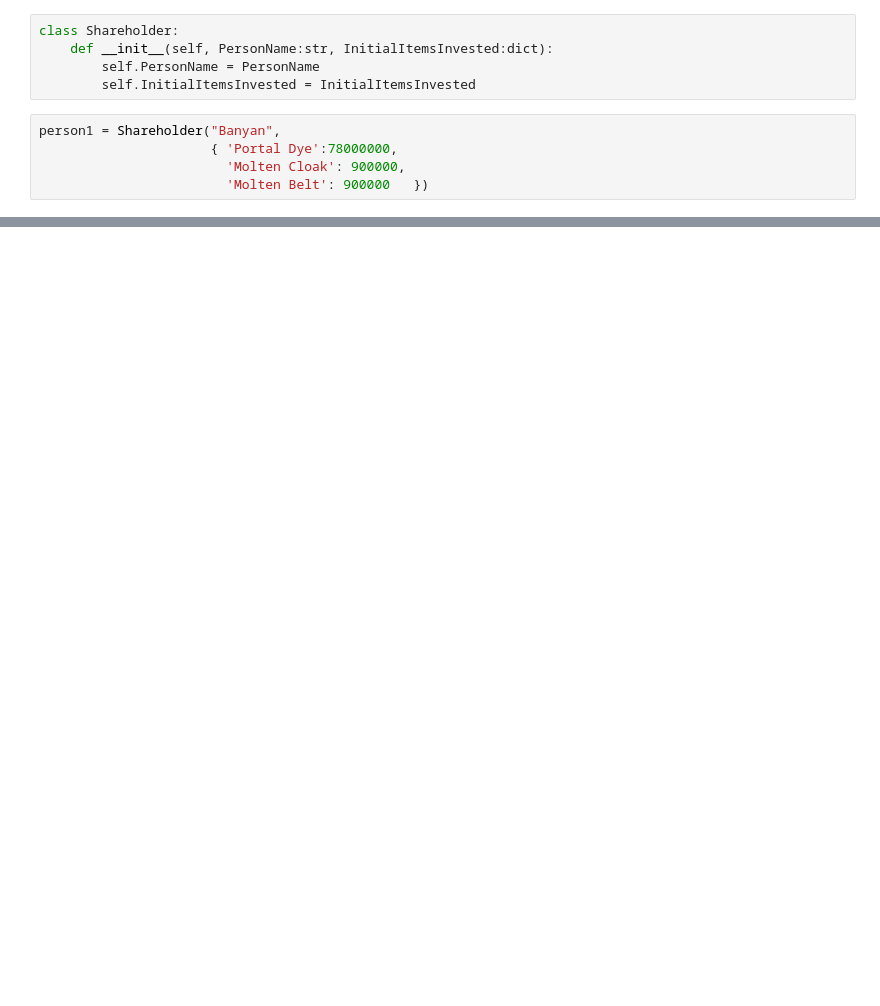
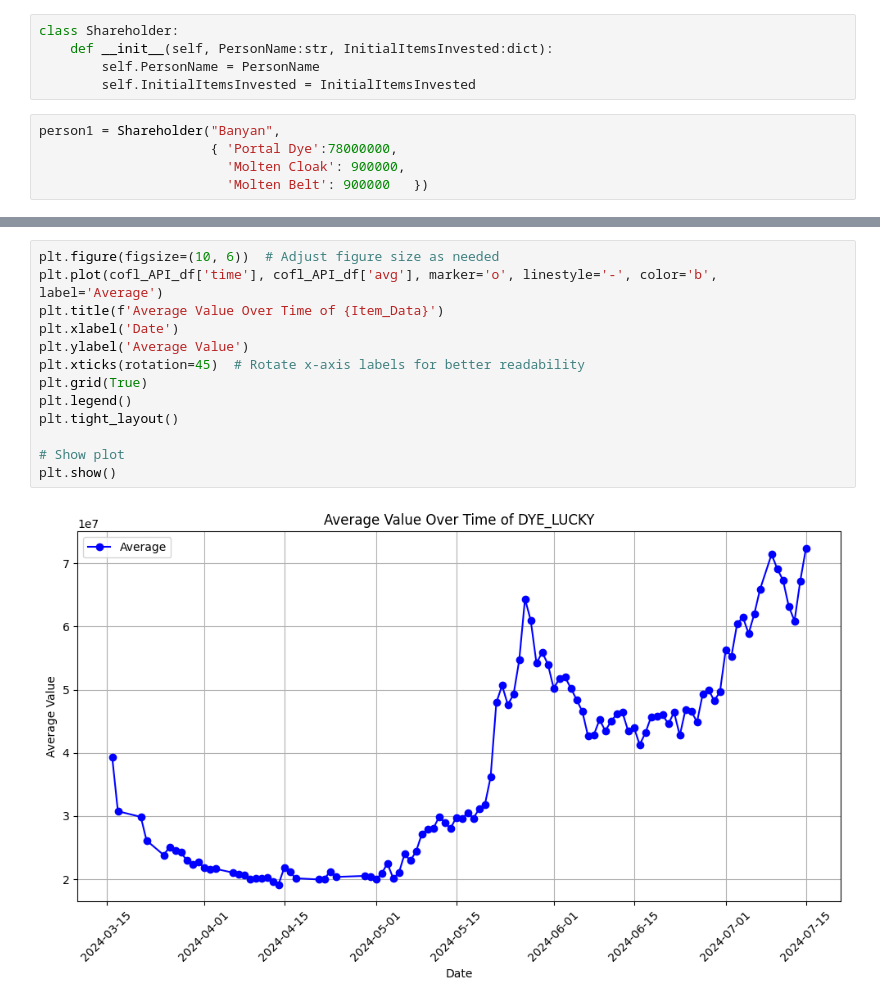
Before and after one commit to jmd4173/SkillStorm-Work, a Jupyter notebook: MinecraftSkyblockAuctionProject/RetrieveAuctionMetrics.ipynb, the cells around one changed output, grey strips where cells are left out. Saved outputs shown, nothing was run; the diff lists cells and outputs as text; blank space fills up the shorter version.

```diff
--- a/MinecraftSkyblockAuctionProject/RetrieveAuctionMetrics.ipynb
+++ b/MinecraftSkyblockAuctionProject/RetrieveAuctionMetrics.ipynb
@@ -231,0 +241,15 @@ int(CurrentPrice['avg'].iloc[0])
+# %%
+plt.figure(figsize=(10, 6))  # Adjust figure size as needed
+plt.plot(cofl_API_df['time'], cofl_API_df['avg'], marker='o', linestyle='-', color='b', label='Average')
+plt.title(f'Average Value Over Time of {Item_Data}')
+plt.xlabel('Date')
+plt.ylabel('Average Value')
+plt.xticks(rotation=45)  # Rotate x-axis labels for better readability
+plt.grid(True)
+plt.legend()
+plt.tight_layout()
+
+# Show plot
+plt.show()
+# %% [output]
+[figure, added]
```
Also changed, not shown: parts of 8 cells of this notebook.
